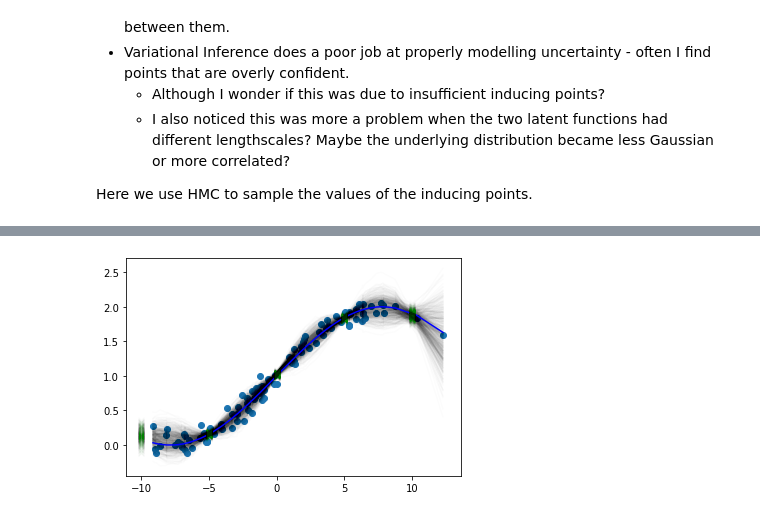
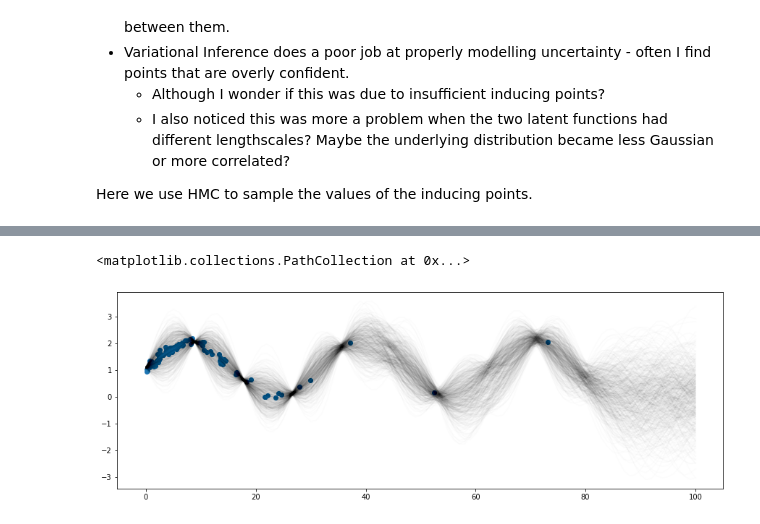
Before and after one commit to lionfish0/experimentation, a Jupyter notebook: MCMC and SparseApproximation Idea.ipynb, the cells around one changed output, grey strips where cells are left out. Cells and saved outputs as stored; diff of their text form; code cells hidden in the pictures.

```diff
--- a/MCMC and SparseApproximation Idea.ipynb
+++ b/MCMC and SparseApproximation Idea.ipynb
@@ -17,10 +17,12 @@ psd_kernels = tfp.math.psd_kernels
 import pandas as pd
 import numpy as np
 # %%
-x = np.sort(np.random.randn(100)*5).astype(np.float32)[:,None]
+x = np.sort(3.5**np.random.randn(100)*5).astype(np.float32)[:,None]
+x[x>100]=100
 f = (np.sin(x/5)+1).astype(np.float32)
 y = (np.random.randn(100,1)*0.1+f).astype(np.float32)
-z = np.linspace(-10,10,5,dtype=np.float32)[:,None]
+M = 10
+z = np.linspace(-0,80,M,dtype=np.float32)[:,None]
 # %%
 plt.scatter(x[:,0],y[:,0])
 plt.vlines(z,0,0.1)
@@ -100,5 +92,6 @@ plt.plot(preds[0][:,0,:]);
 # %%
-mean = k.matrix(x,z)@tf.linalg.inv(k.matrix(z,z))@tf.transpose(preds[0][:,0,:])
-cov = k.matrix(x,x)-k.matrix(x,z)@tf.linalg.inv(k.matrix(z,z))@k.matrix(z,x)
+xtest = np.linspace(0,100,101)[:,None]
+mean = k.matrix(xtest,z)@tf.linalg.inv(k.matrix(z,z))@tf.transpose(preds[0][:,0,:])
+cov = k.matrix(xtest,xtest)-k.matrix(xtest,z)@tf.linalg.inv(k.matrix(z,z))@k.matrix(z,xtest)
 likelihoodvariance=1e-4
-pfu = tfd.MultivariateNormalFullCovariance(tf.transpose(mean),cov+likelihoodvariance*tf.eye(100))
+pfu = tfd.MultivariateNormalFullCovariance(tf.transpose(mean),cov+likelihoodvariance*tf.eye(len(xtest)))
@@ -105,9 +105,11 @@ pfu = tfd.MultivariateNormalFullCovariance(tf.transpose(mean),cov+likelihoodvari
 # %%
-plt.plot(x,tf.transpose(pfu.sample(1)[0,:,:]),'-k',alpha=0.01);
+plt.figure(figsize=[15,5])
+plt.plot(xtest,tf.transpose(pfu.sample(1)[0,:,:]),'-k',alpha=0.01);
 #plt.xlim([-12,12])
 #plt.ylim([-0.5,3])
-plt.plot(x,f,'b-')
+#plt.plot(x,f,'b-')
 plt.scatter(x,y)
-plt.plot(z,tf.transpose(preds[0][:,0,:]),'xg',alpha=0.01);
+#plt.plot(z,tf.transpose(preds[0][:,0,:]),'xg',alpha=0.01);
 # %% [output]
+<matplotlib.collections.PathCollection at 0x...>
-[figure, old version]
+[figure, new version]
```
Also changed, not shown: parts of 7 cells of this notebook.
